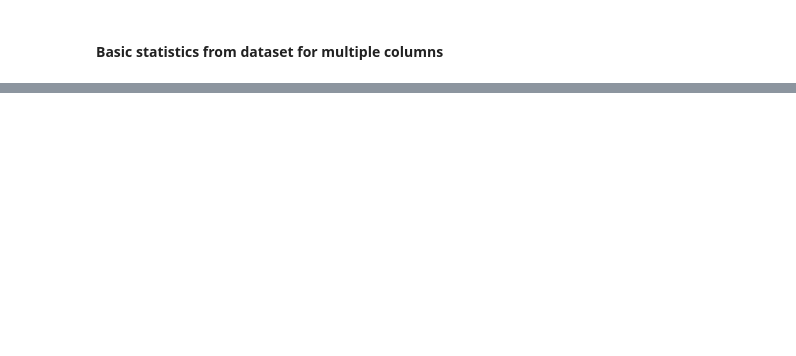
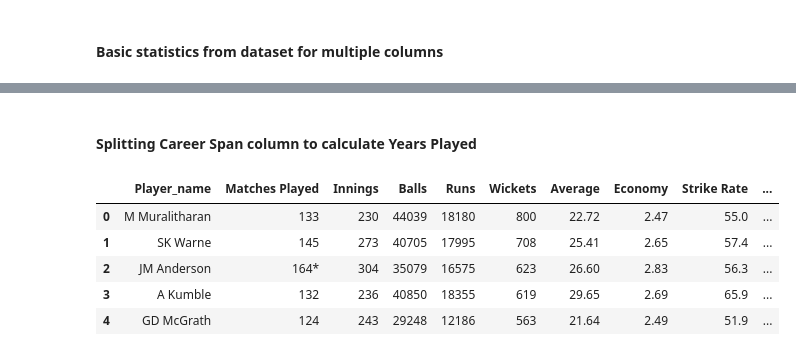
Before and after one commit to AnkonDewan/Test_Cricket_Bowlers_analysis, a Jupyter notebook: Test_Cricket_Bowlers-Analysis.ipynb, the cells around one changed output, grey strips where cells are left out. Drawn from its saved outputs; the diff is of its cells as text; code cells hidden in the pictures; blank space fills up the shorter version.

```diff
--- a/Test_Cricket_Bowlers-Analysis.ipynb
+++ b/Test_Cricket_Bowlers-Analysis.ipynb
@@ -121,0 +155,27 @@ display(df.head())
+# %% [markdown]
+#### Splitting Career Span column to calculate Years Played
+# %%
+df_years = df['Span'].str.split("-", expand=True)
+                                                    #Splitting the Span column to separate the debut-retirement year
+df = pd.concat([df,df_years], axis=1)
+                                                    # Concatanating with main dataframe
+
+df = df.rename({0:"Debut_year", 1:"Retire_year"}, axis =1)
+                                                                          #Renaming columns
+df = df.drop('Span', axis =1)
+                                                                    # Dropping the main Span column which was mixed
+df['Debut_year'] = df['Debut_year'].astype('int')                         #converting data type
+df['Retire_year'] = df['Retire_year'].astype('int')
+
+df['Years_played'] = df['Retire_year'] - df['Debut_year']                 # Calculating years of Career Span
+df = df.drop(['Debut_year','Retire_year'], axis =1)
+                                                     # Dropping both debut & retire year column, not needed further
+
+display(df.head())
+# %% [output]
+|  | Player_name | Matches Played | Innings | Balls | Runs | Wickets | Average | Economy | Strike Rate | ... |
+| 0 | M Muralitharan | 133 | 230 | 44039 | 18180 | 800 | 22.72 | 2.47 | 55.0 | ... |
+| 1 | SK Warne | 145 | 273 | 40705 | 17995 | 708 | 25.41 | 2.65 | 57.4 | ... |
+| 2 | JM Anderson | 164* | 304 | 35079 | 16575 | 623 | 26.60 | 2.83 | 56.3 | ... |
+| 3 | A Kumble | 132 | 236 | 40850 | 18355 | 619 | 29.65 | 2.69 | 65.9 | ... |
+| 4 | GD McGrath | 124 | 243 | 29248 | 12186 | 563 | 21.64 | 2.49 | 51.9 | ... |
```
Also changed, not shown: parts of 33 cells of this notebook.
